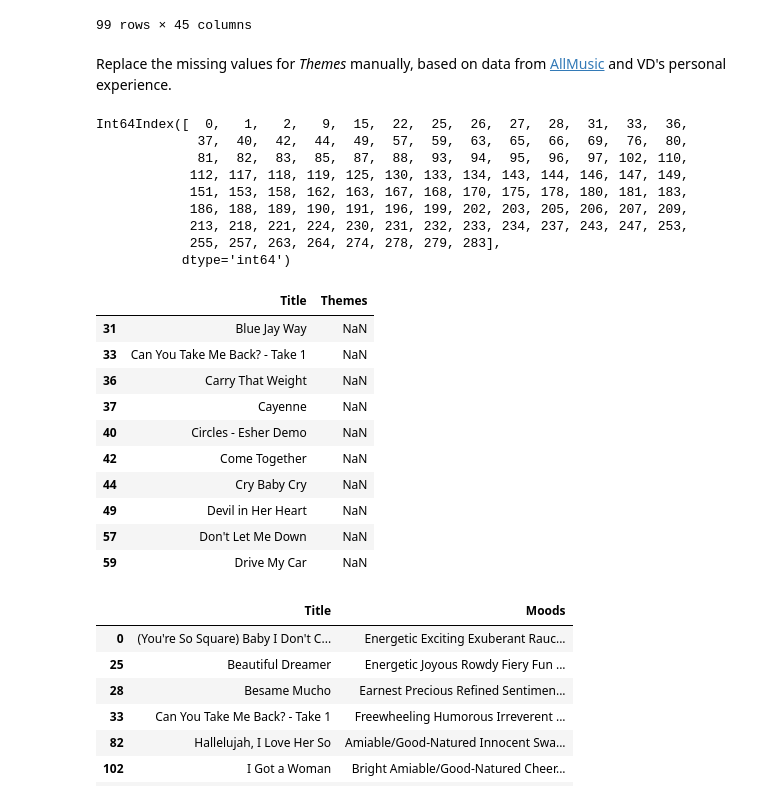
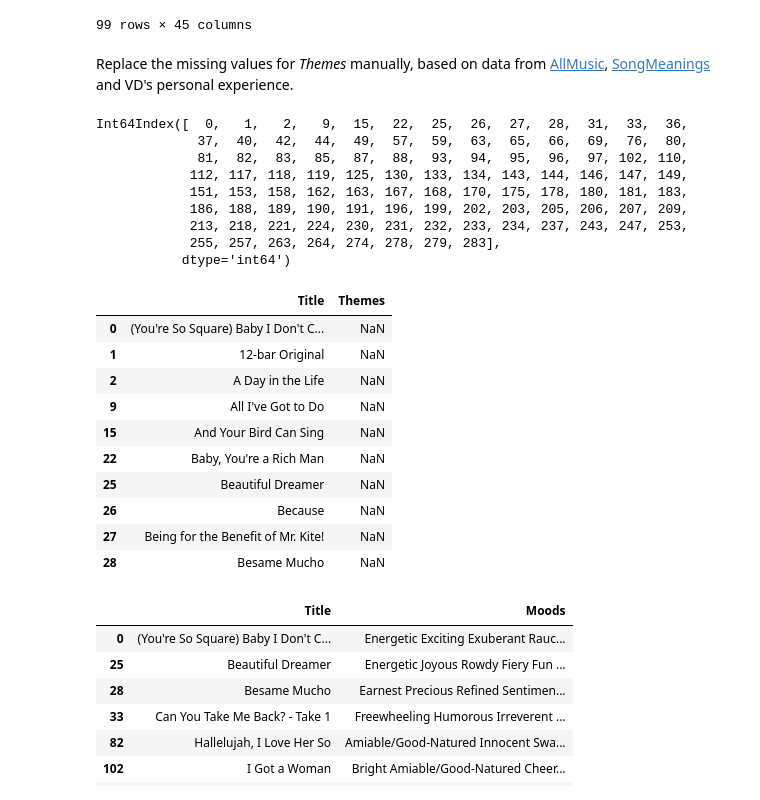
Before and after one commit to devedzic/spotipy-getting-started, a Jupyter notebook: notebooks/cleaning_The_Beatles_songs_dataset.ipynb, the cells around one changed output. Cells and saved outputs as stored; diff of their text form; code cells hidden in the pictures.

Commit message:
The second version of cleaning_The_Beatles_songs_dataset.ipynb - removing NaN for Styles, Moods and Themes (part two).

```diff
--- a/notebooks/cleaning_The_Beatles_songs_dataset.ipynb
+++ b/notebooks/cleaning_The_Beatles_songs_dataset.ipynb
@@ -596,31 +598,31 @@ display(songs.loc[songs.Themes.isnull()])
 | 283 | spotify:track:1dxbAIfCASqv6jix2R1Taj | Your Mother Should Know | 1967 | Magical Mystery Tour | 58 | 149 | 0 | 1 | 117.613 | 4 | ... |
 99 rows × 45 columns
 # %% [markdown]
-Replace the missing values for *Themes* manually, based on data from [AllMusic](https://www.allmusic.com/) and VD's personal experience.
+Replace the missing values for *Themes* manually, based on data from [AllMusic](https://www.allmusic.com/), [SongMeanings](https://songmeanings.com/) and VD's personal experience.
 # %%
 i = songs.loc[songs.Themes.isnull()].index
 display(i)
-display(songs.loc[i, ['Title', 'Themes']][10:20])
+display(songs.loc[i, ['Title', 'Themes']][0:10])
 # %% [output]
 Int64Index([  0,   1,   2,   9,  15,  22,  25,  26,  27,  28,  31,  33,  36,
              37,  40,  42,  44,  49,  57,  59,  63,  65,  66,  69,  76,  80,
              81,  82,  83,  85,  87,  88,  93,  94,  95,  96,  97, 102, 110,
             112, 117, 118, 119, 125, 130, 133, 134, 143, 144, 146, 147, 149,
             151, 153, 158, 162, 163, 167, 168, 170, 175, 178, 180, 181, 183,
             186, 188, 189, 190, 191, 196, 199, 202, 203, 205, 206, 207, 209,
             213, 218, 221, 224, 230, 231, 232, 233, 234, 237, 243, 247, 253,
             255, 257, 263, 264, 274, 278, 279, 283],
            dtype='int64')
 |  | Title | Themes |
-| 31 | Blue Jay Way | NaN |
-| 33 | Can You Take Me Back? - Take 1 | NaN |
-| 36 | Carry That Weight | NaN |
-| 37 | Cayenne | NaN |
-| 40 | Circles - Esher Demo | NaN |
-| 42 | Come Together | NaN |
-| 44 | Cry Baby Cry | NaN |
-| 49 | Devil in Her Heart | NaN |
-| 57 | Don't Let Me Down | NaN |
-| 59 | Drive My Car | NaN |
+| 0 | (You're So Square) Baby I Don't C... | NaN |
+| 1 | 12-bar Original | NaN |
+| 2 | A Day in the Life | NaN |
+| 9 | All I've Got to Do | NaN |
+| 15 | And Your Bird Can Sing | NaN |
+| 22 | Baby, You're a Rich Man | NaN |
+| 25 | Beautiful Dreamer | NaN |
+| 26 | Because | NaN |
+| 27 | Being for the Benefit of Mr. Kite! | NaN |
+| 28 | Besame Mucho | NaN |
 # %%
 themes = ['Cool & Cocky, Affection/Fondness, New Love, Playful, Hanging Out',
```
Also changed, not shown: parts of 3 cells of this notebook.
